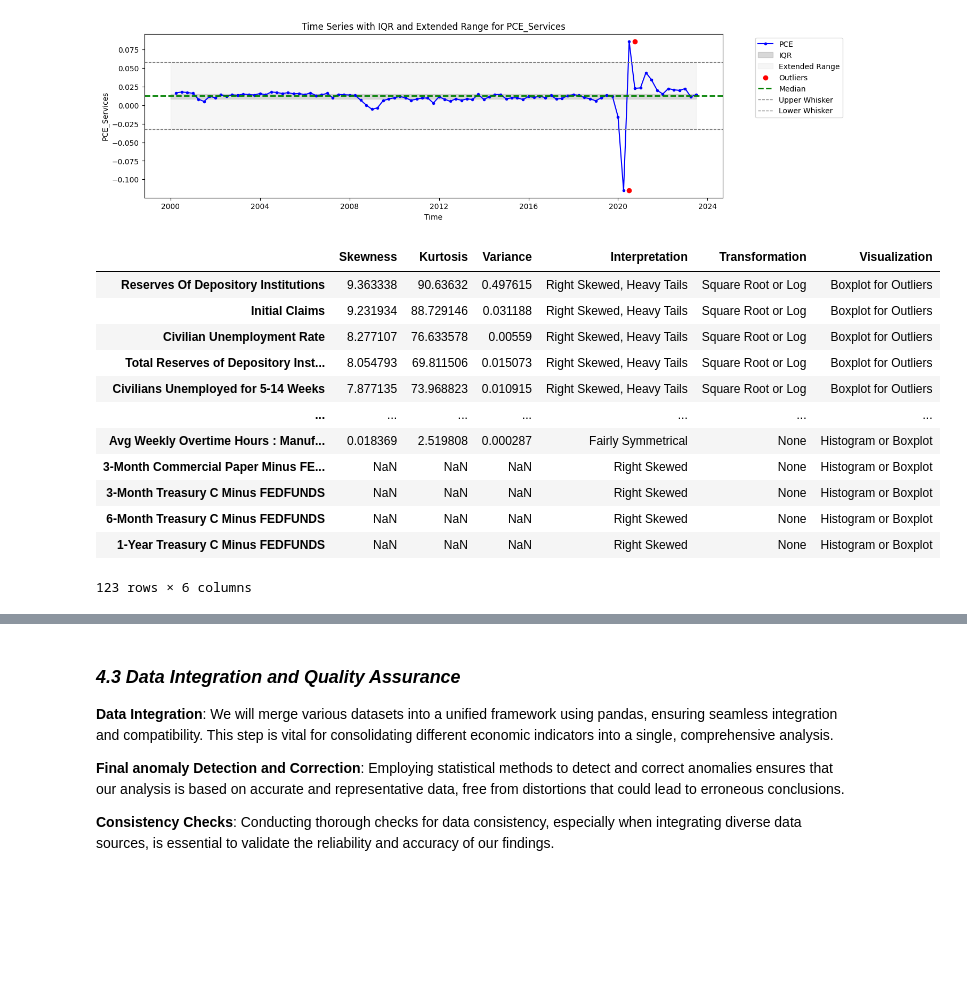
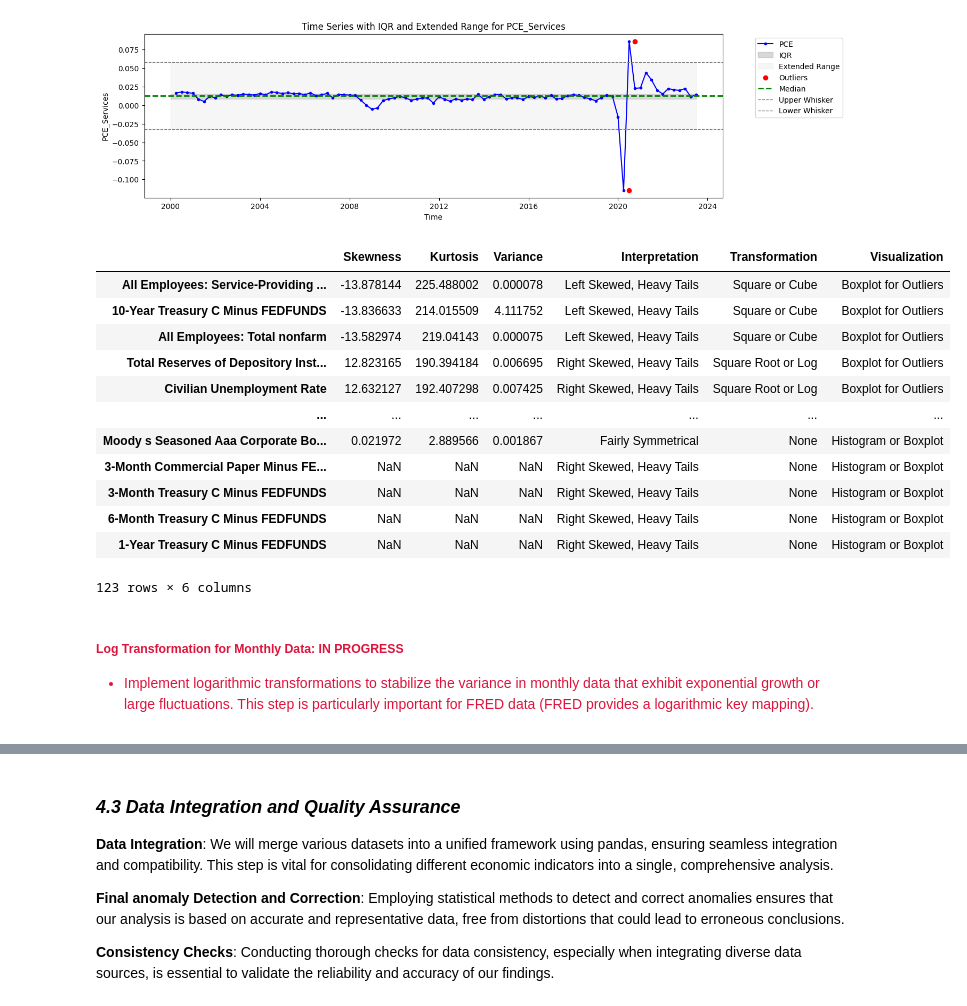
Before and after one commit to janjannagtegaal/NowCasting-M1, a Jupyter notebook: M1_NowCasting_Consumer_Exp.ipynb, the cells around one changed output, grey strips where cells are left out. Saved outputs shown, nothing was run; the diff lists cells and outputs as text; code cells hidden in the pictures; blank space fills up the shorter version.

Commit message:
minor changes to dataframe names and functions

```diff
--- a/M1_NowCasting_Consumer_Exp.ipynb
+++ b/M1_NowCasting_Consumer_Exp.ipynb
@@ -606,3 +560,12 @@ pce_df.to_csv("./results/pce.csv")
+# %%
+def filter_data_by_year(fred_orig, bea_pce, year=2000):
+    """
+    Filters the FRED and BEA PCE datasets based on the specified year.(inclusive)
+    """
+    fred_filtered = fred_orig[fred_orig.index.year >= year]
+    bea_pce_filtered = bea_pce[bea_pce.index.year >= year]
+
+    return fred_filtered, bea_pce_filtered
 # %% [markdown]
 ##### Monthly Rate of Change:
 
@@ -610,14 +573,12 @@ pce_df.to_csv("./results/pce.csv")
 # %%
-# Filter the data to include only observations from the year 2000 onwards
-fred_orig = fred_orig[fred_orig.index.year >= 2000]
-pce_df = pce_df[pce_df.index.year >= 2000]
+def calculate_rate_of_change(fred_data, bea_pce_data):
+    """
+    Calculates the rate of change for FRED and BEA PCE datasets.
+    """
+    # Calculate the month-over-month rate of change for the FRED dataset
+    fred_rate_of_change = fred_data.pct_change()
 
-# Calculate the month-over-month rate of change for the FRED dataset
-fred_rate_of_change = fred_orig.pct_change()
+    # Calculate the quarter-over-quarter rate of change for the PCE dataset
+    pce_rate_of_change = bea_pce_data.pct_change()
 
-# Calculate the quarter-over-quarter rate of change for the PCE dataset
-pce_rate_of_change = pce_df.pct_change()
-
-# Display the first few rows of the rate of change datasets
-fred_rate_of_change_head = fred_rate_of_change.head()
-pce_rate_of_change_head = pce_rate_of_change.head()
+    return fred_rate_of_change, pce_rate_of_change
@@ -659,0 +602,9 @@ fred_quarterly_rate_of_change.head()
+# %%
+# First, filter the data
+fred_filtered, bea_pce_filtered = filter_data_by_year(fred_orig, bea_pce, 2000)
+
+# Then, calculate the rate of change
+fred_rate_of_change, pce_rate_of_change = calculate_rate_of_change(fred_filtered, bea_pce_filtered)
+
+# Then, allign the date frequencies
+fred_alligned, pce_alligned = frequency_allignment(fred_rate_of_change, pce_rate_of_change)
@@ -740,45 +697,45 @@ def calculate_distribution_stats(df):
 
         if np.abs(skew) < 0.5:
             interpretation = 'Fairly Symmetrical'
             if df[column].min() >= 0:
                 transformation = 'Log'
         elif skew >= 0.5:
             interpretation = 'Right Skewed'
             transformation = 'Square Root or Log'
         elif skew <= -0.5:
             interpretation = 'Left Skewed'
             transformation = 'Square or Cube'
 
         if kurt > 3:
             interpretation += ", Heavy Tails"
             visualization = "Boxplot for Outliers"
 
         stats_df.at[column, 'Interpretation'] = interpretation
         stats_df.at[column, 'Transformation'] = transformation
         stats_df.at[column, 'Visualization'] = visualization
 
     # Sort the DataFrame based on the absolute skewness
     stats_df['Absolute Skewness'] = stats_df['Skewness'].abs()
     sorted_stats = stats_df.sort_values(by='Absolute Skewness', ascending=False)
 
     return sorted_stats.drop('Absolute Skewness', axis=1)
 
 # Example usage with your DataFrame
-distribution_stats = calculate_distribution_stats(fred_quarterly_rate_of_change)
+distribution_stats = calculate_distribution_stats(fred_rate_of_change)
 distribution_stats
 # %% [output]
 |  | Skewness | Kurtosis | Variance | Interpretation | Transformation | Visualization |
-| Reserves Of Depository Institutions | 9.363338 | 90.63632 | 0.497615 | Right Skewed, Heavy Tails | Square Root or Log | Boxplot for Outliers |
-| Initial Claims | 9.231934 | 88.729146 | 0.031188 | Right Skewed, Heavy Tails | Square Root or Log | Boxplot for Outliers |
-| Civilian Unemployment Rate | 8.277107 | 76.633578 | 0.00559 | Right Skewed, Heavy Tails | Square Root or Log | Boxplot for Outliers |
-| Total Reserves of Depository Inst... | 8.054793 | 69.811506 | 0.015073 | Right Skewed, Heavy Tails | Square Root or Log | Boxplot for Outliers |
-| Civilians Unemployed for 5-14 Weeks | 7.877135 | 73.968823 | 0.010915 | Right Skewed, Heavy Tails | Square Root or Log | Boxplot for Outliers |
+| All Employees: Service-Providing ... | -13.878144 | 225.488002 | 0.000078 | Left Skewed, Heavy Tails | Square or Cube | Boxplot for Outliers |
+| 10-Year Treasury C Minus FEDFUNDS | -13.836633 | 214.015509 | 4.111752 | Left Skewed, Heavy Tails | Square or Cube | Boxplot for Outliers |
+| All Employees: Total nonfarm | -13.582974 | 219.04143 | 0.000075 | Left Skewed, Heavy Tails | Square or Cube | Boxplot for Outliers |
+| Total Reserves of Depository Inst... | 12.823165 | 190.394184 | 0.006695 | Right Skewed, Heavy Tails | Square Root or Log | Boxplot for Outliers |
+| Civilian Unemployment Rate | 12.632127 | 192.407298 | 0.007425 | Right Skewed, Heavy Tails | Square Root or Log | Boxplot for Outliers |
 | ... | ... | ... | ... | ... | ... | ... |
-| Avg Weekly Overtime Hours : Manuf... | 0.018369 | 2.519808 | 0.000287 | Fairly Symmetrical | None | Histogram or Boxplot |
-| 3-Month Commercial Paper Minus FE... | NaN | NaN | NaN | Right Skewed | None | Histogram or Boxplot |
-| 3-Month Treasury C Minus FEDFUNDS | NaN | NaN | NaN | Right Skewed | None | Histogram or Boxplot |
-| 6-Month Treasury C Minus FEDFUNDS | NaN | NaN | NaN | Right Skewed | None | Histogram or Boxplot |
-| 1-Year Treasury C Minus FEDFUNDS | NaN | NaN | NaN | Right Skewed | None | Histogram or Boxplot |
+| Moody s Seasoned Aaa Corporate Bo... | 0.021972 | 2.889566 | 0.001867 | Fairly Symmetrical | None | Histogram or Boxplot |
+| 3-Month Commercial Paper Minus FE... | NaN | NaN | NaN | Right Skewed, Heavy Tails | None | Histogram or Boxplot |
+| 3-Month Treasury C Minus FEDFUNDS | NaN | NaN | NaN | Right Skewed, Heavy Tails | None | Histogram or Boxplot |
+| 6-Month Treasury C Minus FEDFUNDS | NaN | NaN | NaN | Right Skewed, Heavy Tails | None | Histogram or Boxplot |
+| 1-Year Treasury C Minus FEDFUNDS | NaN | NaN | NaN | Right Skewed, Heavy Tails | None | Histogram or Boxplot |
 123 rows × 6 columns
 # %%
 # import matplotlib.pyplot as plt
@@ -803,4 +760,9 @@ distribution_stats
 # # Plotting small multiples of histograms for all columns in your DataFrame
 # plot_distributions(pce_rate_of_change, num_columns=10)
 # plot_distributions(fred_quarterly_rate_of_change)
+# %% [markdown]
+<div style="color:#DC143C">
+
+##### Log Transformation for Monthly Data: IN PROGRESS
+- Implement logarithmic transformations to stabilize the variance in monthly data that exhibit exponential growth or large fluctuations. This step is particularly important for FRED data (FRED provides a logarithmic key mapping).
 # %%
```
Also changed, not shown: parts of 37 cells of this notebook, 2 other files.
